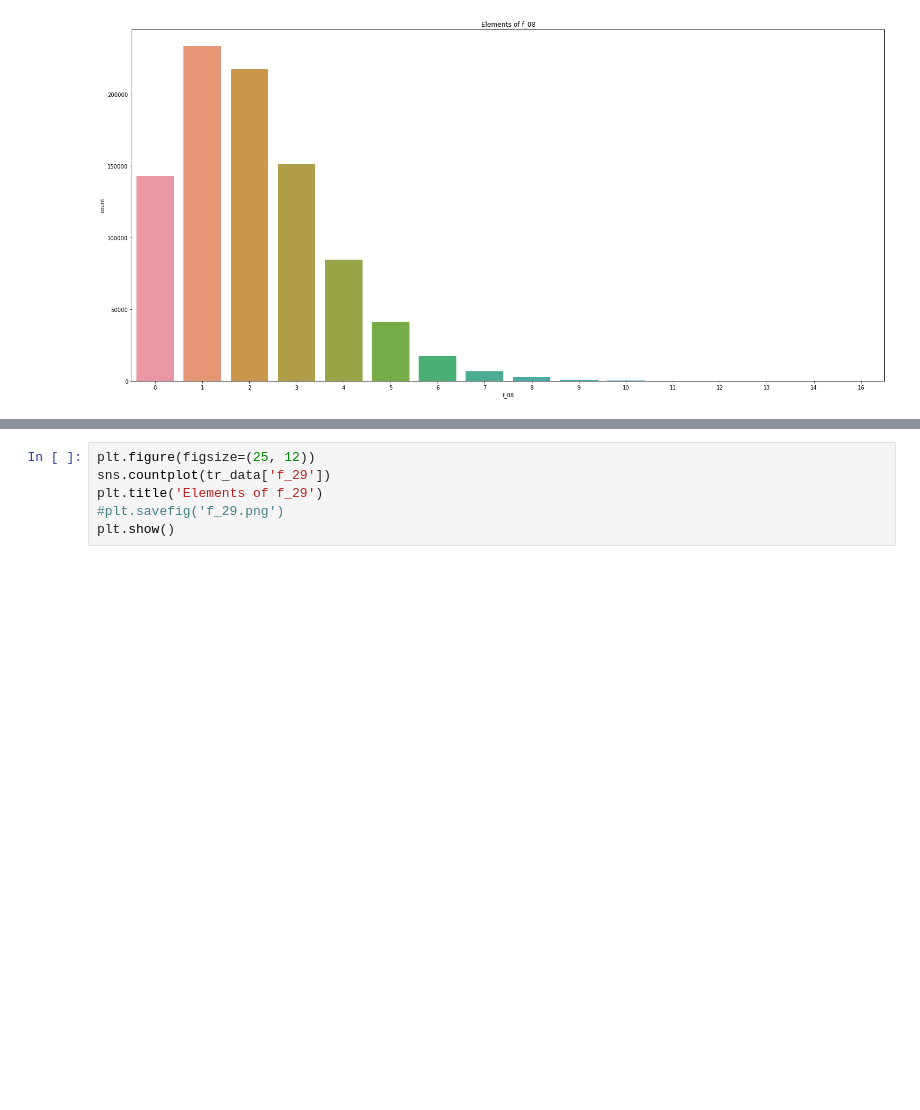
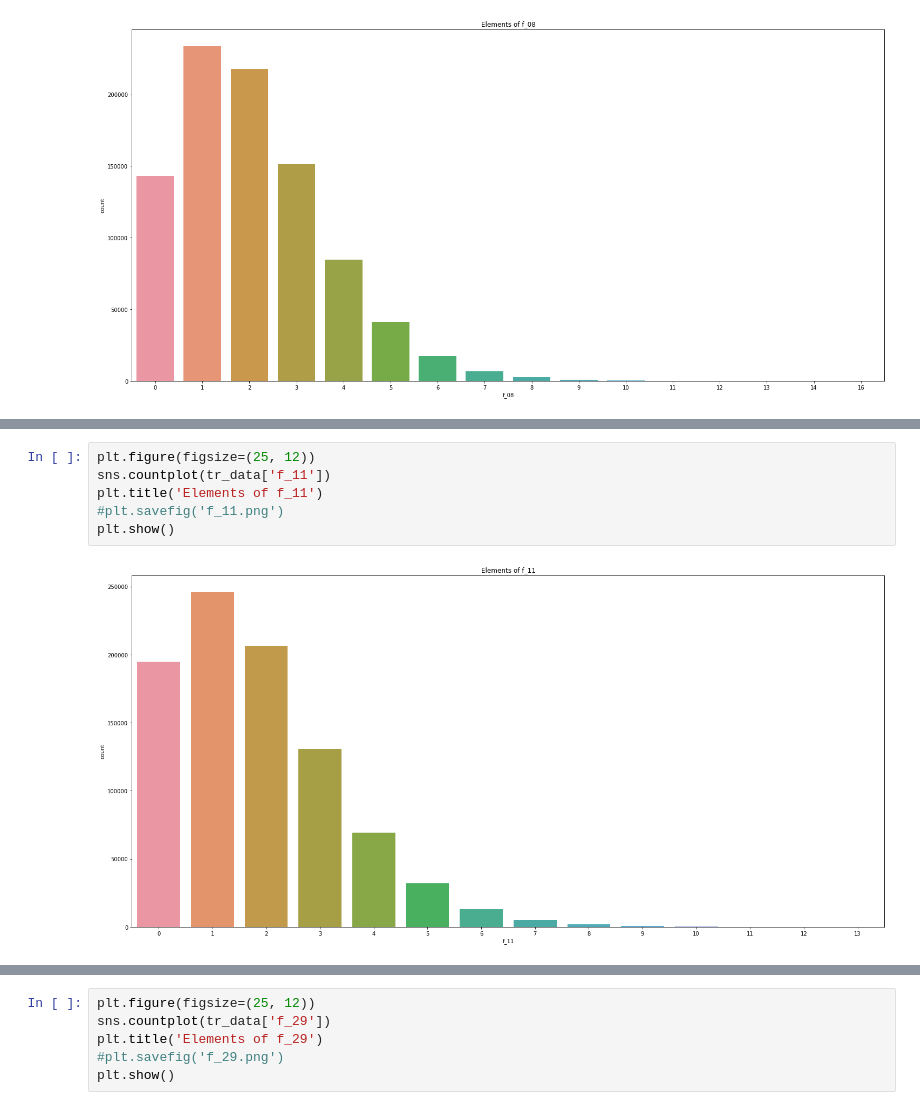
Before and after one commit to Abubakr1710/Tabular-Playground-Series---May-2022, a Jupyter notebook: eda.ipynb, the cells around one changed output, grey strips where cells are left out. Cells and saved outputs as stored; diff of their text form; blank space fills up the shorter version.

```diff
--- a/eda.ipynb
+++ b/eda.ipynb
@@ -90,0 +107,8 @@ plt.show()
+# %%
+plt.figure(figsize=(25, 12))
+sns.countplot(tr_data['f_11'])
+plt.title('Elements of f_11')
+#plt.savefig('f_11.png')
+plt.show()
+# %% [output]
+[figure, added]
```
Also changed, not shown: parts of 9 cells of this notebook, 1 other file.
